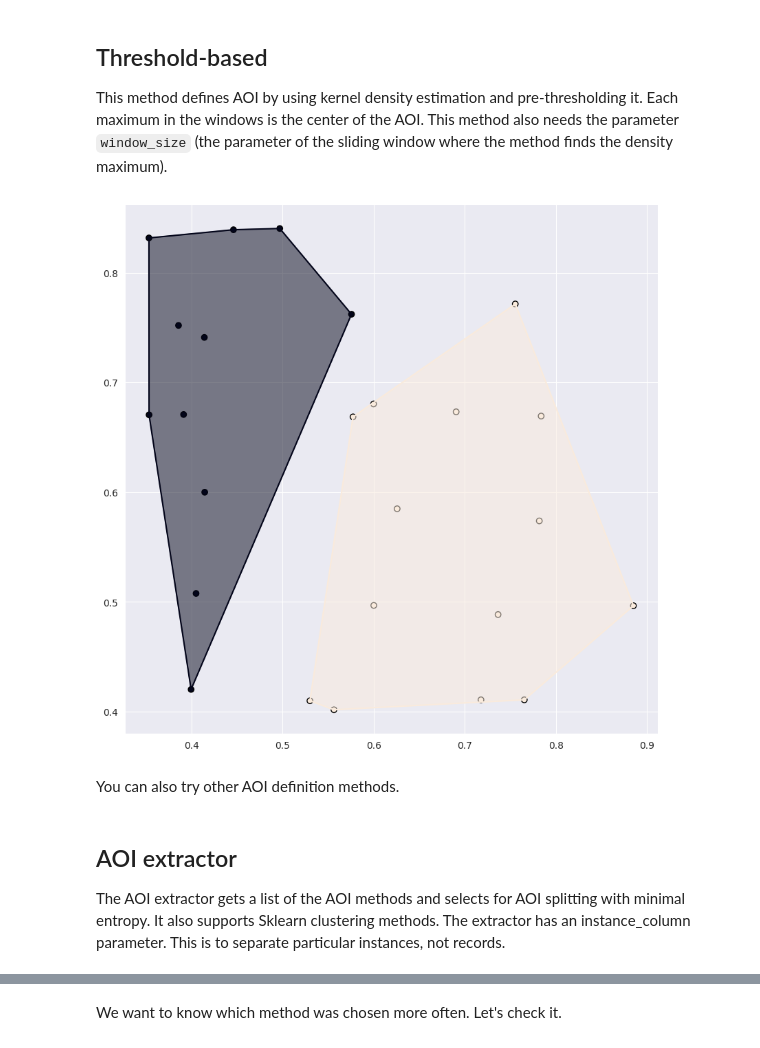
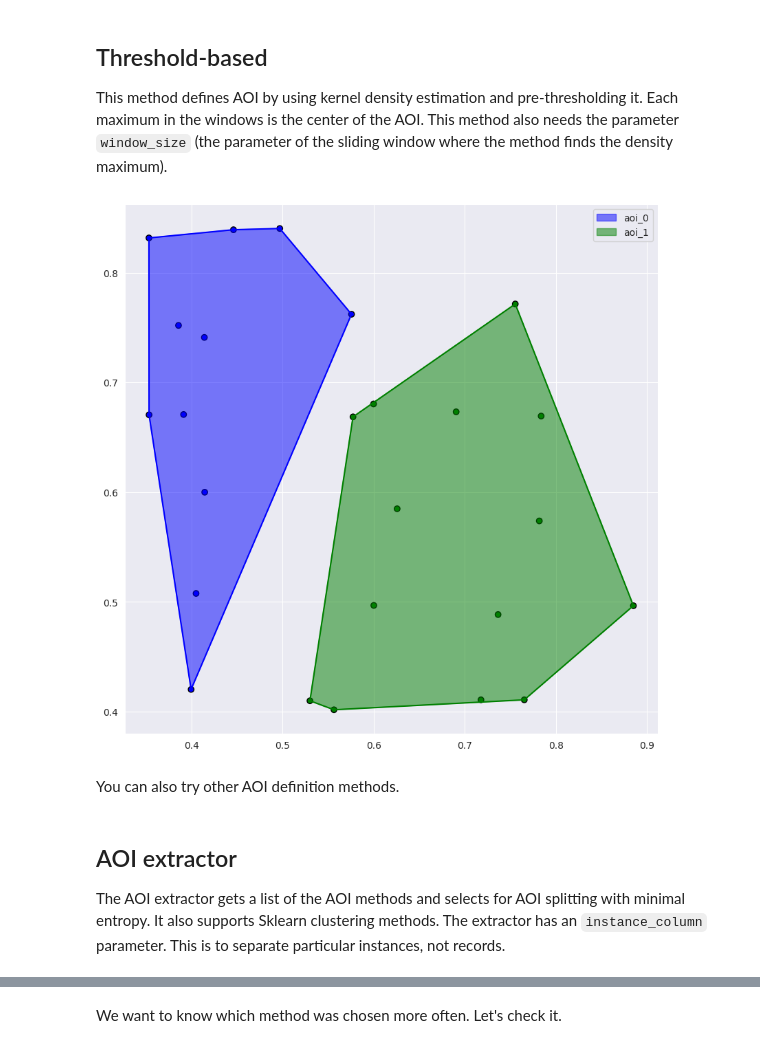
Before and after one commit to hse-scila/EyeFeatures, a Jupyter notebook: tutorials/AOI_definition_tutorial.ipynb, the cells around one changed output, grey strips where cells are left out. Drawn from its saved outputs; the diff is of its cells as text; code cells hidden in the pictures.

````diff
--- a/tutorials/AOI_definition_tutorial.ipynb
+++ b/tutorials/AOI_definition_tutorial.ipynb
@@ -8,6 +9,12 @@ import os, requests
 import pandas as pd
 
 def load_data():
+    '''
+    Download and load the Paris experiment dataset from Zenodo.
+    The dataset contains scanpaths data from 15 participants reading approximately 180 texts.
+    The dataset is normalized and split into X (fixations data), Y (target), and other features.
+    Deatiled description of variables and task can be found at: https://zenodo.org/records/4655840
+    '''
     if not os.path.exists("data/em-y35-fasttext.csv"):
         url = "https://zenodo.org/records/4655840/files/em-y35-fasttext.csv?download=1"
         response = requests.get(url, stream=True)
@@ -30,6 +37,7 @@ def load_data():
 x = "norm_pos_x"
 y = "norm_pos_y"
 pk = ["SUBJ_NAME", "TEXT"]
+aoi = "AOI"
 data, target, other = load_data()
 data.head()
 # %% [output]
@@ -70,4 +79,6 @@ shape_based = ShapeBased(x, y, shapes=[[['r', (0., 0.7), (1., 1.)], ('r', (0., 0
 result_sb = shape_based.transform(data)
 # %%
-scanpath_visualization(result_sb[(result_sb['SUBJ_NAME'] == "s04") & (result_sb['TEXT'] == "chasse_oiseaux-a1")], x="norm_pos_x", y="norm_pos_y", aoi="AOI", show_hull=True, with_axes=True, only_points=True)
+record = result_sb[(result_sb['SUBJ_NAME'] == "s04") & (result_sb['TEXT'] == "chasse_oiseaux-a1")]
+aoi_color = {"aoi_0" : "blue", "aoi_1" : "green", "aoi_2" : "red"}
+scanpath_visualization(record, x=x, y=y, aoi="AOI", show_hull=True, with_axes=True, only_points=True, show_legend=True, aoi_c=aoi_color)
 # %% [output]
@@ -76,17 +87,18 @@ scanpath_visualization(result_sb[(result_sb['SUBJ_NAME'] == "s04") & (result_sb[
 ## Threshold-based
 This method defines AOI by using kernel density estimation and pre-thresholding it. Each maximum in the windows is the center of the AOI. This method also needs the parameter ```window_size``` (the parameter of the sliding window where the method finds the density maximum).
 # %%
-threshold_based = ThresholdBased(x=x, y=y, threshold=0.5, pk=pk, window_size=10, aoi_name="AOI")
+threshold_based = ThresholdBased(x=x, y=y, threshold=0.5, pk=pk, window_size=10, aoi_name=aoi)
 result_tb = threshold_based.transform(data)
 # %%
-scanpath_visualization(result_tb[(result_tb['SUBJ_NAME'] == "s04") & (result_tb['TEXT'] == "chasse_oiseaux-a1")], x="norm_pos_x", y="norm_pos_y", aoi="AOI", show_hull=True, with_axes=True, only_points=True)
+record = result_tb[(result_tb['SUBJ_NAME'] == "s04") & (result_tb['TEXT'] == "chasse_oiseaux-a1")]
+scanpath_visualization(record, x=x, y=y, aoi=aoi, show_hull=True, with_axes=True, only_points=True, show_legend=True, aoi_c=aoi_color)
 # %% [output]
-[figure, old version]
+[figure, new version]
 # %% [markdown]
 You can also try other AOI definition methods.
 # %% [markdown]
 ## AOI extractor
-The AOI extractor gets a list of the AOI methods and selects for AOI splitting with minimal entropy. It also supports Sklearn clustering methods. The extractor has an instance_column parameter. This is to separate particular instances, not records.
+The AOI extractor gets a list of the AOI methods and selects for AOI splitting with minimal entropy. It also supports Sklearn clustering methods. The extractor has an ```instance_column``` parameter. This is to separate particular instances, not records.
 # %%
 from sklearn.cluster import KMeans
 from eyetracking.preprocessing.aoi_extraction import AOIExtractor
````
Also changed, not shown: parts of 10 cells of this notebook, 11 other files.
